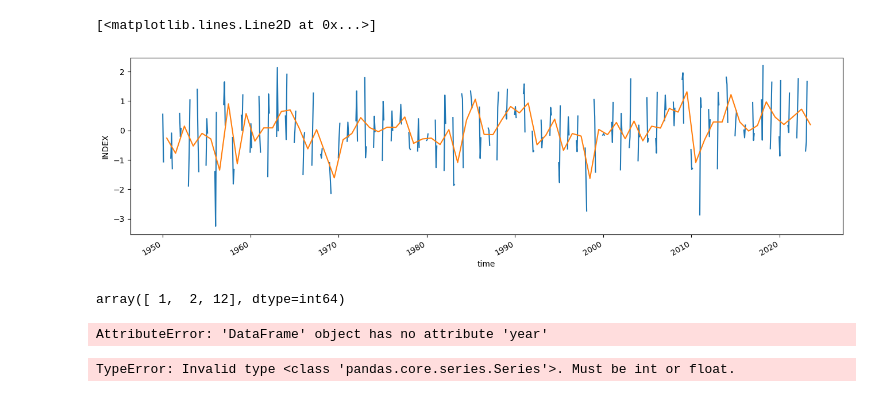
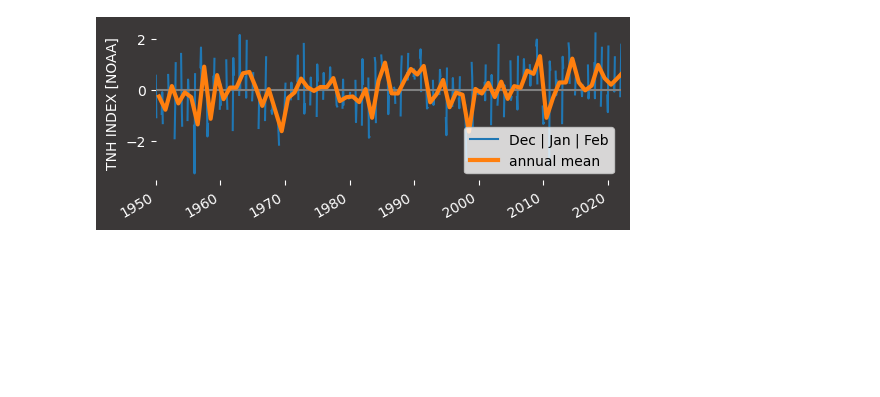
Before and after one commit to mschulzie/climAPCREGION, a Jupyter notebook: 2_TNH_original_index.ipynb, the cells around one changed output. Drawn from its saved outputs; the diff is of its cells as text; code cells hidden in the pictures; blank space fills up the shorter version.

```diff
--- a/2_TNH_original_index.ipynb
+++ b/2_TNH_original_index.ipynb
@@ -1,36 +1,41 @@
 # %%
 import pandas as pd
 import numpy as np
 import matplotlib.pyplot as plt
 from helpers import get_TNH_idx
+import matplotlib as mpl
+
+#
+mpl.rcParams['text.color'] = 'black'
+mpl.rcParams['axes.labelcolor'] = 'white'
+mpl.rcParams['xtick.color'] = 'white'
+mpl.rcParams['ytick.color'] = 'white'
+#
 
 # Monthly Teleconnection Index: Tropical/ Northern Hemisphere (TNH) Pattern
 # get data from ftp://ftp.cpc.ncep.noaa.gov/wd52dg/data/indices/tnh_index.tim (downloaded at 20.06.2023 T17:00)
 # Indices are normalized using the 1981-2010 base period monthly means and standard deviations.
 # Values are set to -99.90 for calendar months when the pattern
 # is not normally a leading mode of variability.
 
 TNH = get_TNH_idx(dropna=False)
 
-fig = plt.figure(figsize=(16,4))
+fig = plt.figure(figsize=(6,2),facecolor='#3b3838')
+ax = fig.add_subplot(facecolor='#3b3838')
+plt.box(False)
 
-TNH.plot()
+TNH.plot(ax=ax,label='Dec | Jan | Feb')
+ax.axhline(0,color='grey')
+
 # shift december into the next year
 TNH_ann = TNH.assign_coords(time=TNH.time+pd.Timedelta(days=31)).groupby('time.year').mean()
 TNH_ann = TNH_ann.assign_coords(time=('year',pd.to_datetime(TNH_ann.year,format='%Y')+pd.Timedelta(days=180))).swap_dims(dict(year='time'))
-TNH_ann.plot()
+TNH_ann.plot(lw=3,label='annual mean')
+ax.set_xlim(pd.Timestamp('1950'),pd.Timestamp('2022'))
+ax.set_ylabel('TNH INDEX [NOAA]')
+ax.set_xlabel('')
+ax.legend(loc='lower right',facecolor='white')
+
+fig.savefig('figures/TNH_INDEX_raw.png',dpi=200,bbox_inches='tight',pad_inches=.1)
 # %% [output]
-[<matplotlib.lines.Line2D at 0x...>]
-[figure, old version]
+[figure, new version]
-# %%
-np.unique(TNH.TIME.dt.month)
-# %% [output]
-array([ 1,  2, 12], dtype=int64)
-# %%
-pd.Timestamp(year=TNH.year)
-# %% [output]
-AttributeError: 'DataFrame' object has no attribute 'year'
-# %%
-pd.Timedelt
-# %% [output]
-TypeError: Invalid type <class 'pandas.core.series.Series'>. Must be int or float.
```
Also changed, not shown: 4 other files.
